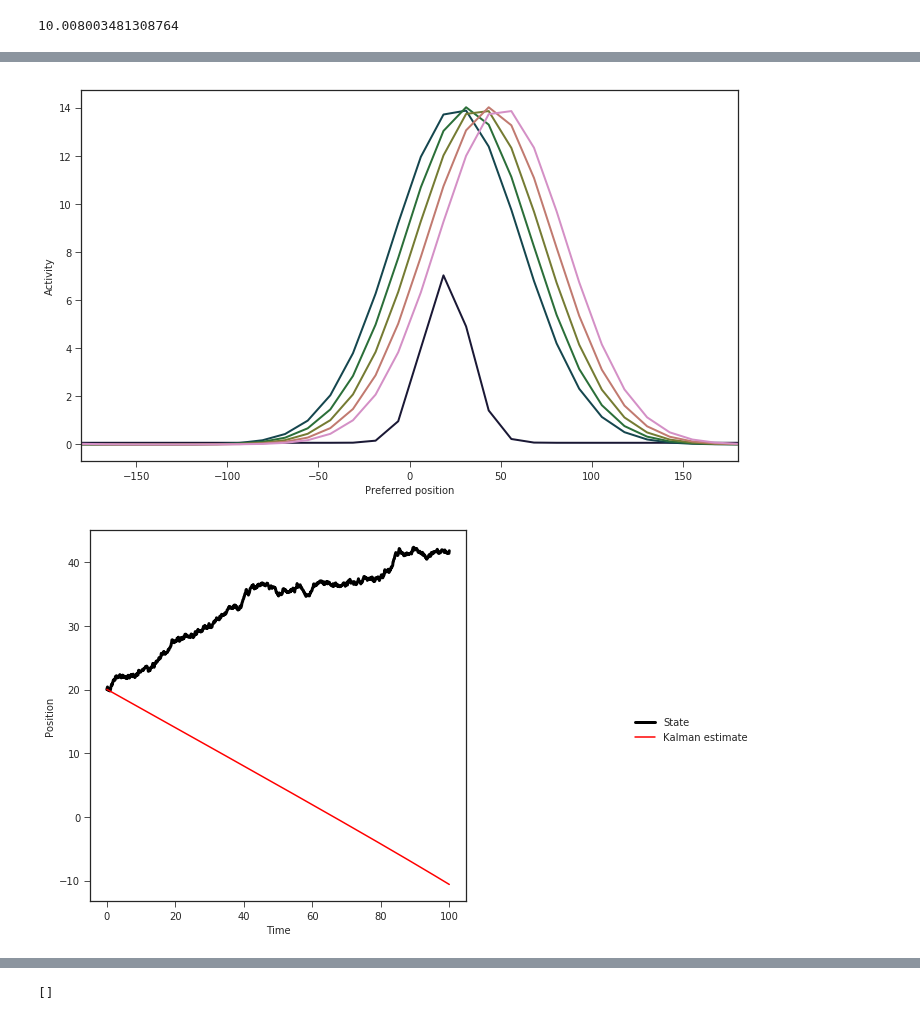
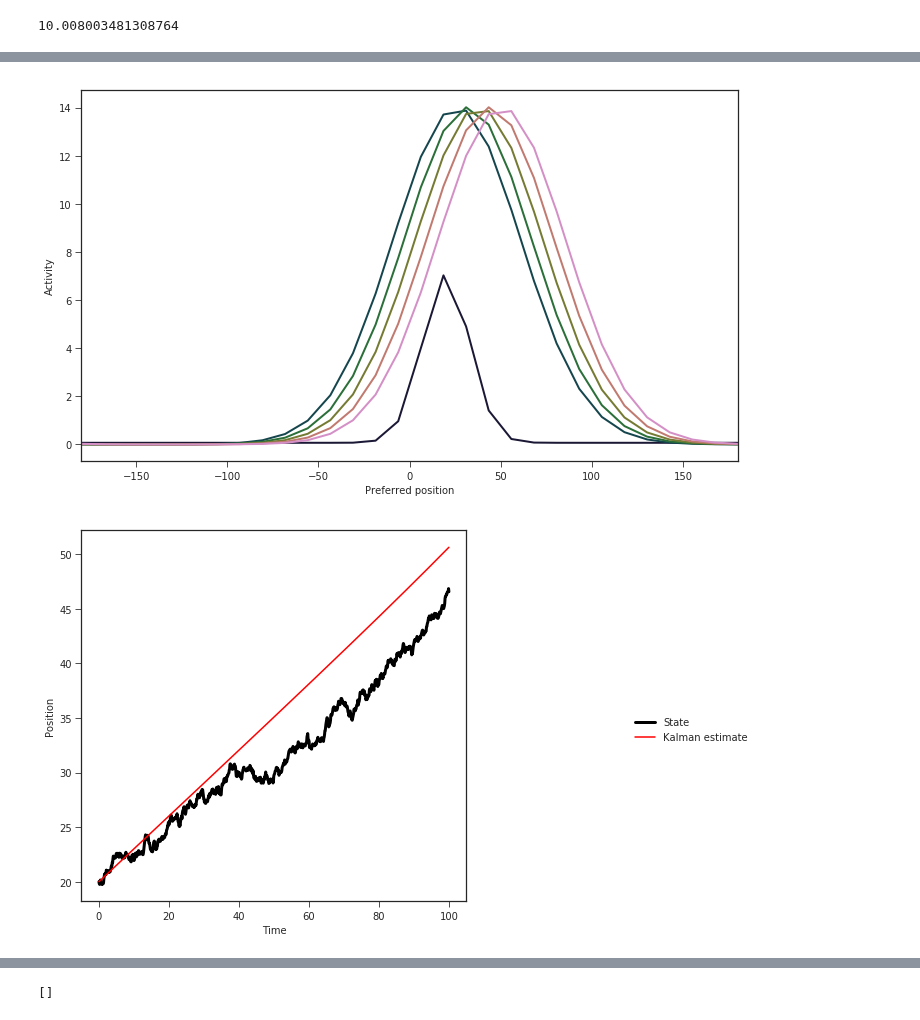
Before and after one commit to mlprt/neurkal, a Jupyter notebook: 1d_tracking.ipynb, the cells around one changed output, grey strips where cells are left out. Cells and saved outputs as stored; diff of their text form; code cells hidden in the pictures.

```diff
--- a/1d_tracking.ipynb
+++ b/1d_tracking.ipynb
@@ -524,8 +525,6 @@ for i, t in enumerate(ts):
     if not t:
         sensory_input.clear()
 
-estimates = -np.array(estimates)
-estimates += 2 * abs(estimates[0])
 prefs = kalman_network.prefs
 
 # plot of network activity over time
@@ -546,34 +545,34 @@ ax1.set_xlim(*th_r)
 #labels = [p.get_label() for p in ps]
 fig.tight_layout()
 #fig.subplots_adjust(right=0.6)
 plt.show()
 pp.savefig(fig)
 pp.close()
 
 # plot of estimates and sensory gains over time
 palette = set_palette()
 fig, ax1 = plt.subplots(figsize=(10, 6))
 pp = PdfPages('kn2.pdf')
 ax1.set_xlabel("Time")
 ax1.set_ylabel("Position")
 p1, = ax1.plot(ts, states, '-', color='k', label="State", lw=3)
 p2, = ax1.plot(ts, estimates, '-', color='r', label="Kalman estimate", markerfacecolor='none', ms=8)
 #ax2 = ax1.twinx()
 #ax2.set_ylabel("Sensory gain")
 #ax2.set_ylim([0, 1])
 #p3, = ax2.plot(ts, gains, '.', color='g', label="Sensory gain", ms=4)
 
 ps = [p1, p2]
 labels = [p.get_label() for p in ps]
 fig.legend(ps, labels, loc=7)
 fig.tight_layout()
 fig.subplots_adjust(right=0.6)
 plt.show()
 pp.savefig(fig)
 pp.close()
 # %% [output]
 [figure]
-[figure, old version]
+[figure, new version]
 # %%
 ## Kalman network test: state estimates at each timestep
 # initial state
```
Also changed, not shown: parts of 8 cells of this notebook, 1 other file.
